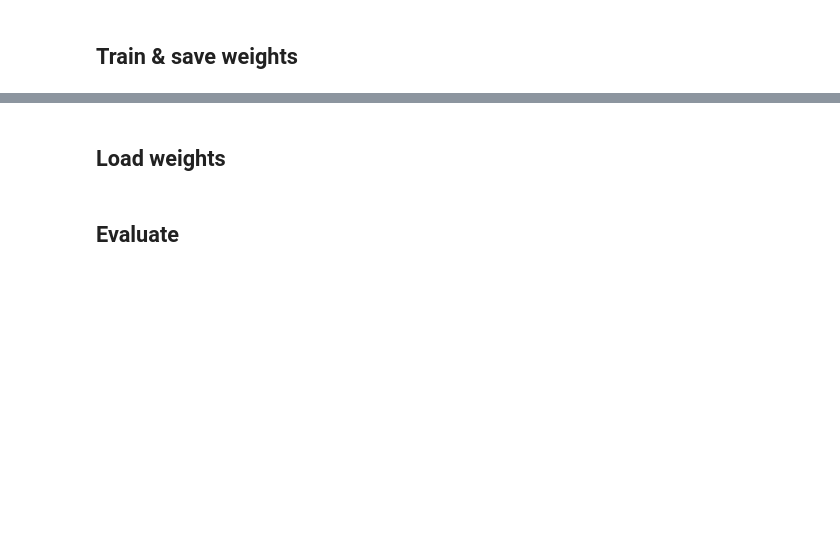
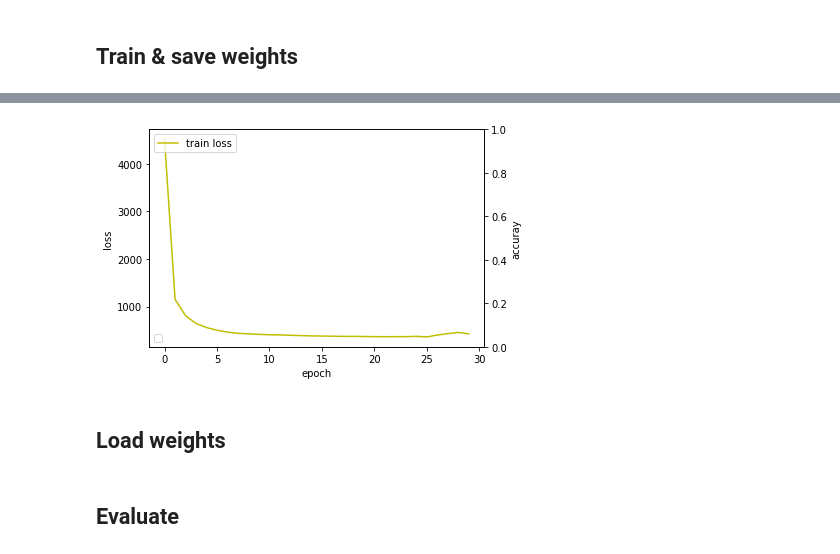
Before and after one commit to KwankiAhn/ai-study, a Jupyter notebook: sr/sr_practice-0.ipynb, the cells around one changed output, grey strips where cells are left out. Cells and saved outputs as stored; diff of their text form; code cells hidden in the pictures; blank space fills up the shorter version.

```diff
--- a/sr/sr_practice-0.ipynb
+++ b/sr/sr_practice-0.ipynb
@@ -232,5 +242,9 @@ srcnn.fit(np.array(image_data_l), np.array(image_data_h), batch_size=5, nb_epoch
 # %%
 srcnn.save_weights("model.h5")
+# %%
+show_train_progress(result)
+# %% [output]
+[figure, added]
 # %% [markdown]
 ## Load weights
 # %%
```
Also changed, not shown: parts of 17 cells of this notebook, 1 other file.
